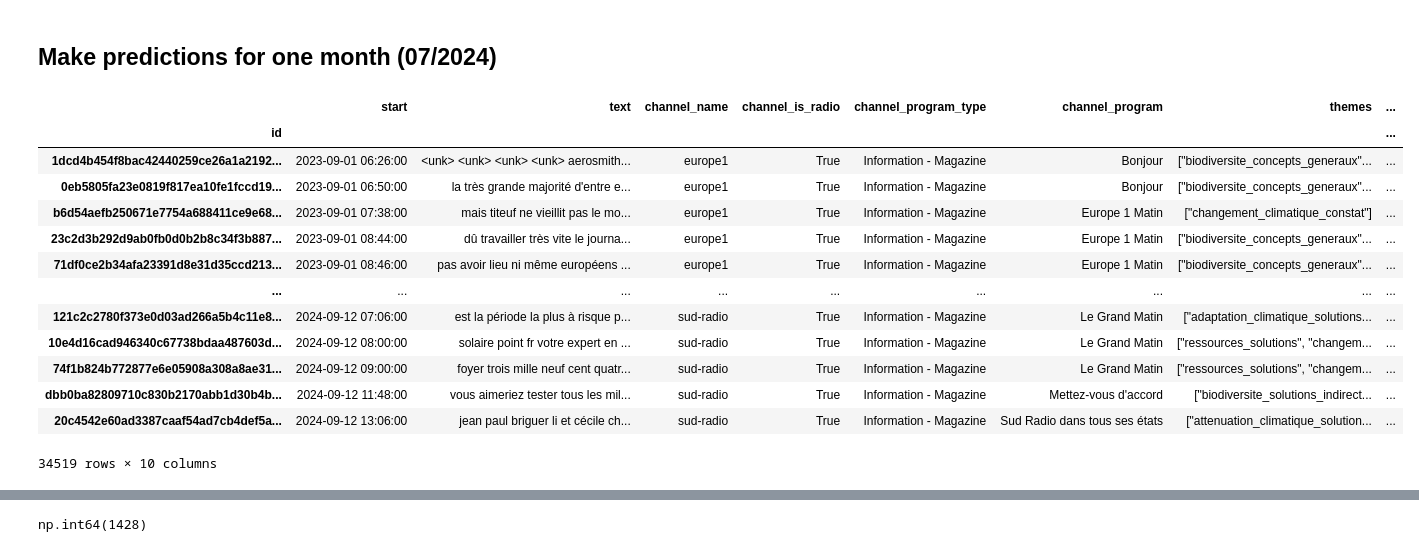
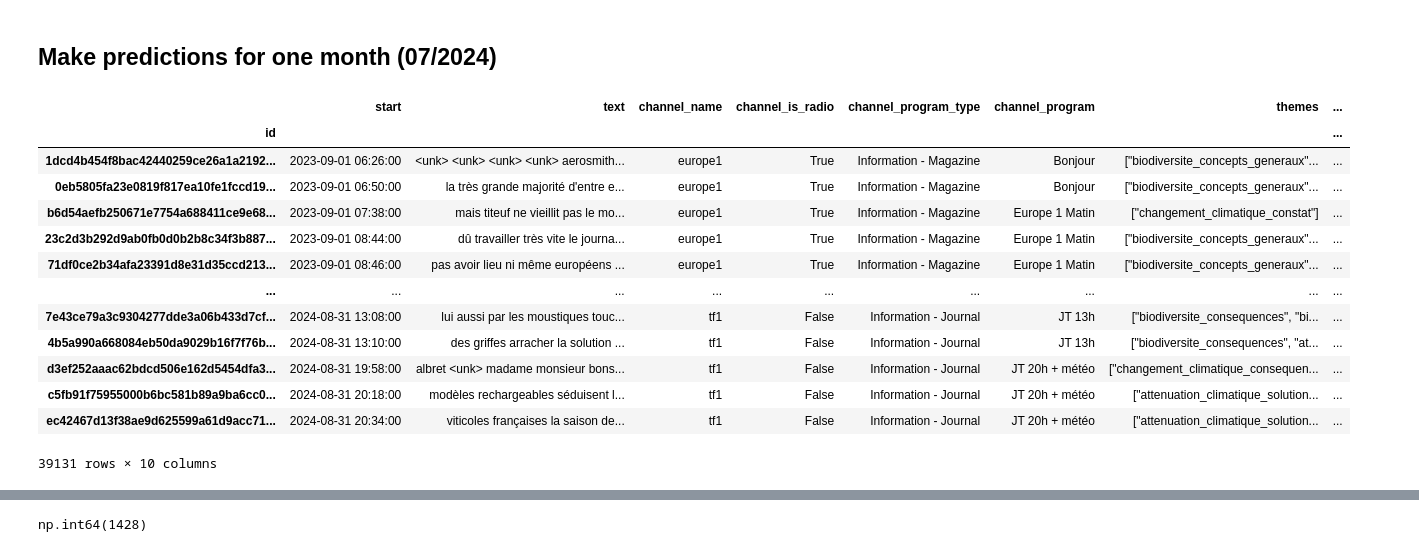
Before and after one commit to dataforgoodfr/climateguard, a Jupyter notebook: notebooks/experiments/thinkyoung_ecf.ipynb, the cells around one changed output, grey strips where cells are left out. Cells and saved outputs as stored; diff of their text form; code cells hidden in the pictures.

```diff
--- a/notebooks/experiments/thinkyoung_ecf.ipynb
+++ b/notebooks/experiments/thinkyoung_ecf.ipynb
@@ -20,31 +21,31 @@ plotly.io.renderers.default = "png"
 # %%
 # Load data
 df = pd.read_parquet("../../data/raw/18_channels_2023_09_to_2024_09.parquet")
 
 # Filter some channels only
-df = df[df["channel_name"].isin(["sud-radio", "europe1", "itele"])]
+df = df[df["channel_name"].isin(["sud-radio", "europe1", "itele", "tf1"])]
 # df = df[(df["start"] >= "2024-07-01") & (df["start"] < "2024-08-01")]
 
 # Fixing some syntax issues in the data
 # Mediatree issue with "' "
 df["text"] = df["text"].str.replace("' ", "'")
 
 df
 # %% [output]
 |  | start | text | channel_name | channel_is_radio | channel_program_type | channel_program | themes | ... |
 | id |  |  |  |  |  |  |  | ... |
 | 1dcd4b454f8bac42440259ce26a1a2192... | 2023-09-01 06:26:00 | <unk> <unk> <unk> <unk> aerosmith... | europe1 | True | Information - Magazine | Bonjour | ["biodiversite_concepts_generaux"... | ... |
 | 0eb5805fa23e0819f817ea10fe1fccd19... | 2023-09-01 06:50:00 | la très grande majorité d'entre e... | europe1 | True | Information - Magazine | Bonjour | ["biodiversite_concepts_generaux"... | ... |
 | b6d54aefb250671e7754a688411ce9e68... | 2023-09-01 07:38:00 | mais titeuf ne vieillit pas le mo... | europe1 | True | Information - Magazine | Europe 1 Matin | ["changement_climatique_constat"] | ... |
 | 23c2d3b292d9ab0fb0d0b2b8c34f3b887... | 2023-09-01 08:44:00 | dû travailler très vite le journa... | europe1 | True | Information - Magazine | Europe 1 Matin | ["biodiversite_concepts_generaux"... | ... |
 | 71df0ce2b34afa23391d8e31d35ccd213... | 2023-09-01 08:46:00 | pas avoir lieu ni même européens ... | europe1 | True | Information - Magazine | Europe 1 Matin | ["biodiversite_concepts_generaux"... | ... |
 | ... | ... | ... | ... | ... | ... | ... | ... | ... |
-| 121c2c2780f373e0d03ad266a5b4c11e8... | 2024-09-12 07:06:00 | est la période la plus à risque p... | sud-radio | True | Information - Magazine | Le Grand Matin | ["adaptation_climatique_solutions... | ... |
-| 10e4d16cad946340c67738bdaa487603d... | 2024-09-12 08:00:00 | solaire point fr votre expert en ... | sud-radio | True | Information - Magazine | Le Grand Matin | ["ressources_solutions", "changem... | ... |
-| 74f1b824b772877e6e05908a308a8ae31... | 2024-09-12 09:00:00 | foyer trois mille neuf cent quatr... | sud-radio | True | Information - Magazine | Le Grand Matin | ["ressources_solutions", "changem... | ... |
-| dbb0ba82809710c830b2170abb1d30b4b... | 2024-09-12 11:48:00 | vous aimeriez tester tous les mil... | sud-radio | True | Information - Magazine | Mettez-vous d'accord | ["biodiversite_solutions_indirect... | ... |
-| 20c4542e60ad3387caaf54ad7cb4def5a... | 2024-09-12 13:06:00 | jean paul briguer li et cécile ch... | sud-radio | True | Information - Magazine | Sud Radio dans tous ses états | ["attenuation_climatique_solution... | ... |
+| 7e43ce79a3c9304277dde3a06b433d7cf... | 2024-08-31 13:08:00 | lui aussi par les moustiques touc... | tf1 | False | Information - Journal | JT 13h | ["biodiversite_consequences", "bi... | ... |
+| 4b5a990a668084eb50da9029b16f7f76b... | 2024-08-31 13:10:00 | des griffes arracher la solution ... | tf1 | False | Information - Journal | JT 13h | ["biodiversite_consequences", "at... | ... |
+| d3ef252aaac62bdcd506e162d5454dfa3... | 2024-08-31 19:58:00 | albret <unk> madame monsieur bons... | tf1 | False | Information - Journal | JT 20h + météo | ["changement_climatique_consequen... | ... |
+| c5fb91f75955000b6bc581b89a9ba6cc0... | 2024-08-31 20:18:00 | modèles rechargeables séduisent l... | tf1 | False | Information - Journal | JT 20h + météo | ["attenuation_climatique_solution... | ... |
+| ec42467d13f38ae9d625599a61d9acc71... | 2024-08-31 20:34:00 | viticoles françaises la saison de... | tf1 | False | Information - Journal | JT 20h + météo | ["attenuation_climatique_solution... | ... |
-34519 rows × 10 columns
+39131 rows × 10 columns
 # %%
 from openai import AsyncOpenAI
 
```
Also changed, not shown: parts of 6 cells of this notebook.
